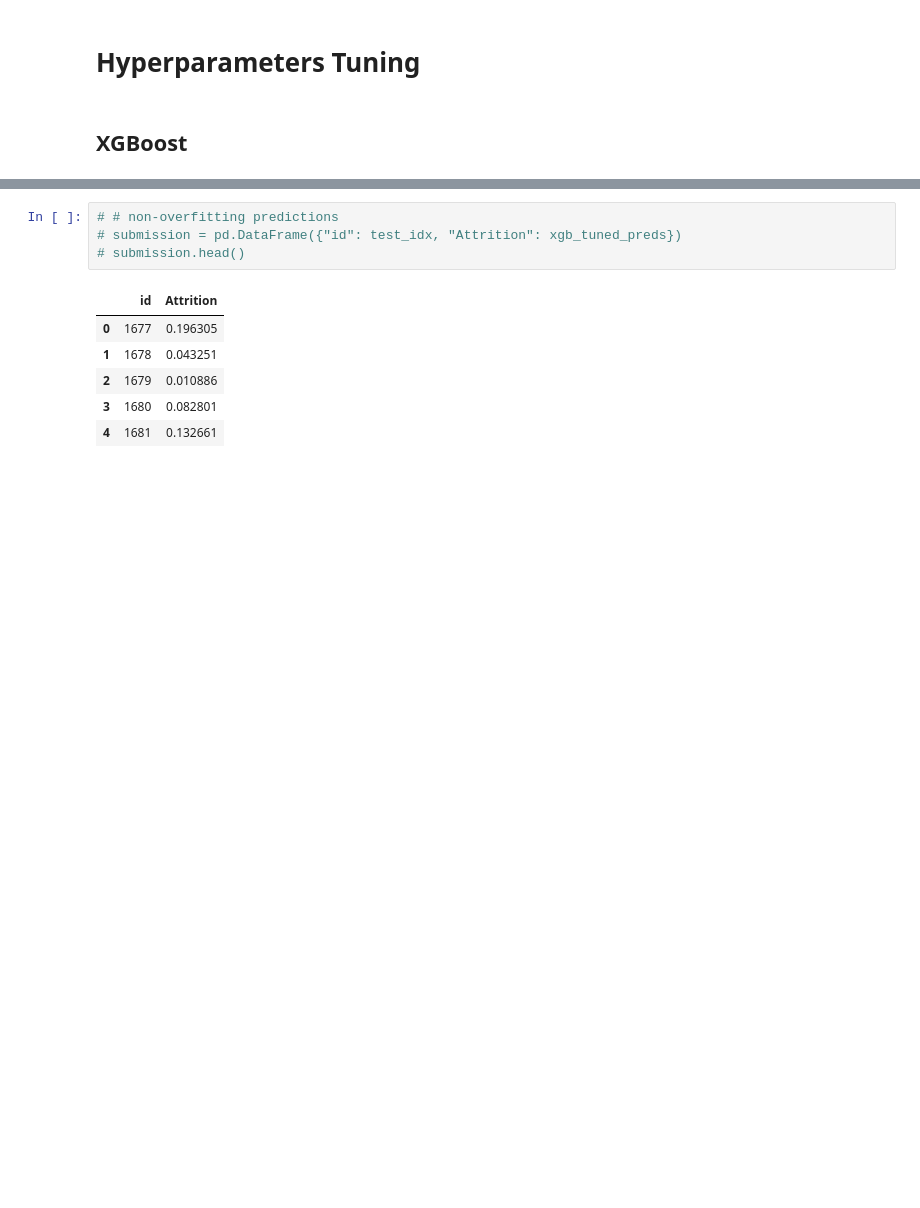
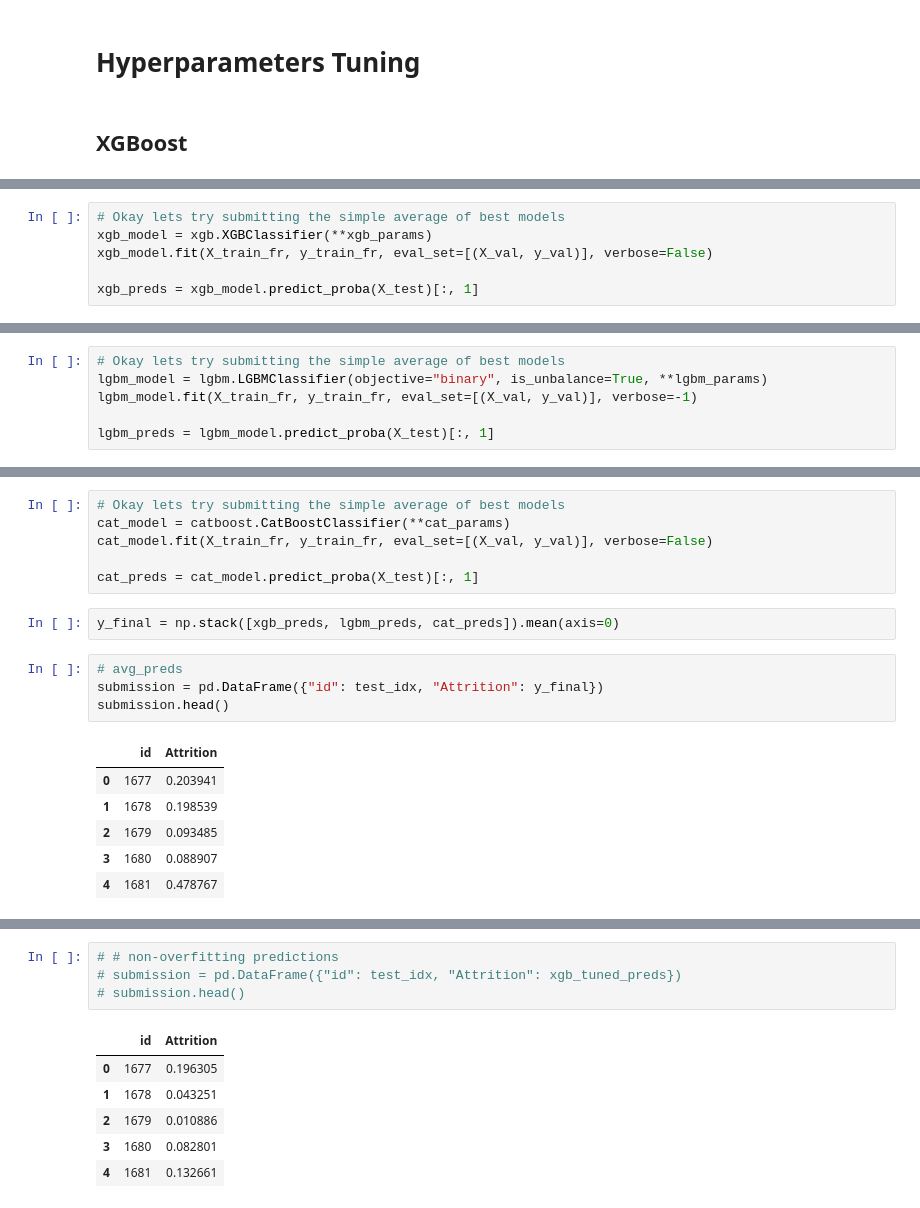
Before and after one commit to KhawajaAbaid/kaggle-playground, a Jupyter notebook: ps03e03-tuning-trees.ipynb, the cells around one changed output, grey strips where cells are left out. Saved outputs shown, nothing was run; the diff lists cells and outputs as text; blank space fills up the shorter version.

Commit message:
simple avg of tuned xgboost, lgbm, catboost

```diff
--- a/ps03e03-tuning-trees.ipynb
+++ b/ps03e03-tuning-trees.ipynb
@@ -540,0 +688,6 @@ submission.head()
+# %%
+# Okay lets try submitting the simple average of best models
+xgb_model = xgb.XGBClassifier(**xgb_params)
+xgb_model.fit(X_train_fr, y_train_fr, eval_set=[(X_val, y_val)], verbose=False)
+
+xgb_preds = xgb_model.predict_proba(X_test)[:, 1]
@@ -540,0 +701,6 @@ submission.head()
+# %%
+# Okay lets try submitting the simple average of best models
+lgbm_model = lgbm.LGBMClassifier(objective="binary", is_unbalance=True, **lgbm_params)
+lgbm_model.fit(X_train_fr, y_train_fr, eval_set=[(X_val, y_val)], verbose=-1)
+
+lgbm_preds = lgbm_model.predict_proba(X_test)[:, 1]
@@ -540,0 +716,19 @@ submission.head()
+# %%
+# Okay lets try submitting the simple average of best models
+cat_model = catboost.CatBoostClassifier(**cat_params)
+cat_model.fit(X_train_fr, y_train_fr, eval_set=[(X_val, y_val)], verbose=False)
+
+cat_preds = cat_model.predict_proba(X_test)[:, 1]
+# %%
+y_final = np.stack([xgb_preds, lgbm_preds, cat_preds]).mean(axis=0)
+# %%
+# avg_preds
+submission = pd.DataFrame({"id": test_idx, "Attrition": y_final})
+submission.head()
+# %% [output]
+|  | id | Attrition |
+| 0 | 1677 | 0.203941 |
+| 1 | 1678 | 0.198539 |
+| 2 | 1679 | 0.093485 |
+| 3 | 1680 | 0.088907 |
+| 4 | 1681 | 0.478767 |
```
Also changed, not shown: parts of 47 cells of this notebook.
